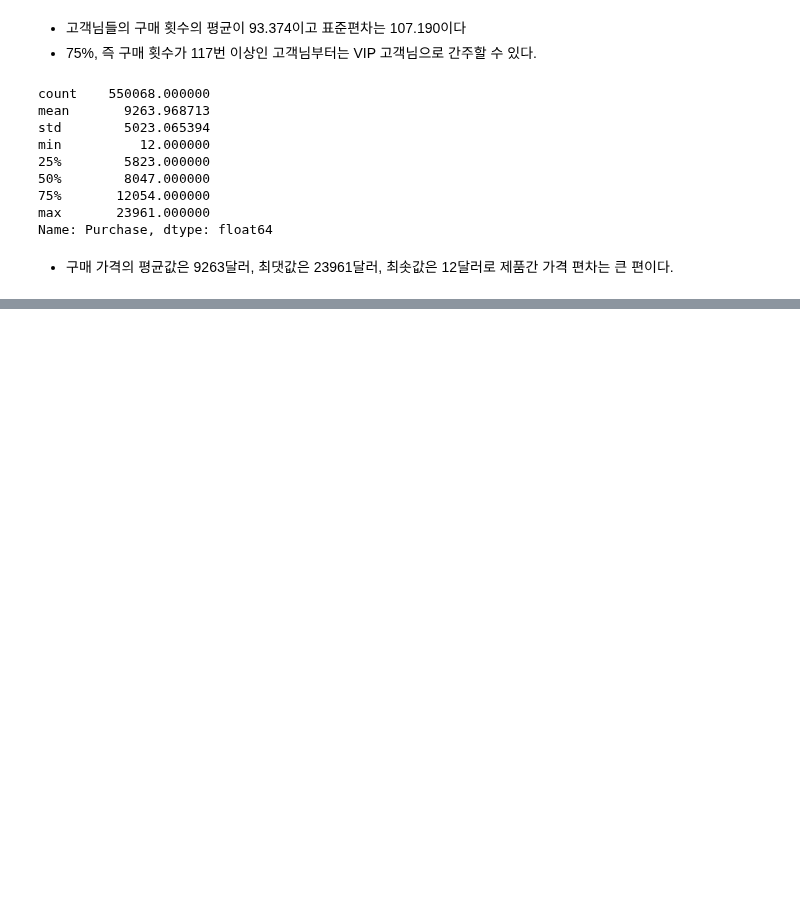
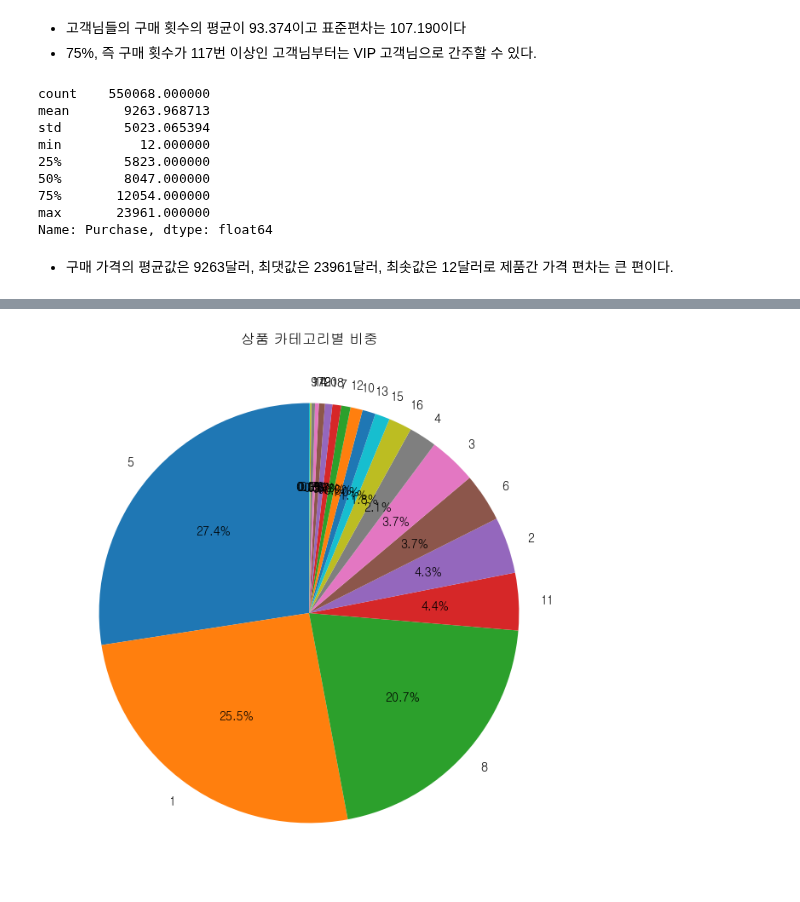
Before and after one commit to jiyoung1634/hipython_rep, a Jupyter notebook: 02_data_anal_proj/분석보고서2.ipynb, the cells around one changed output, grey strips where cells are left out. Cells and saved outputs as stored; diff of their text form; code cells hidden in the pictures; blank space fills up the shorter version.

```diff
--- a/02_data_anal_proj/분석보고서2.ipynb
+++ b/02_data_anal_proj/분석보고서2.ipynb
@@ -154,0 +191,9 @@ plt.show()
+# %%
+#카테고리별로 비중 보기
+category_counts = df['Product_Category'].value_counts()
+plt.figure(figsize=(8,8))
+plt.pie(category_counts, labels=category_counts.index, autopct='%.1f%%', startangle=90)
+plt.title('상품 카테고리별 비중')
+plt.show()
+# %% [output]
+[figure, added]
```
Also changed, not shown: parts of 24 cells of this notebook.
